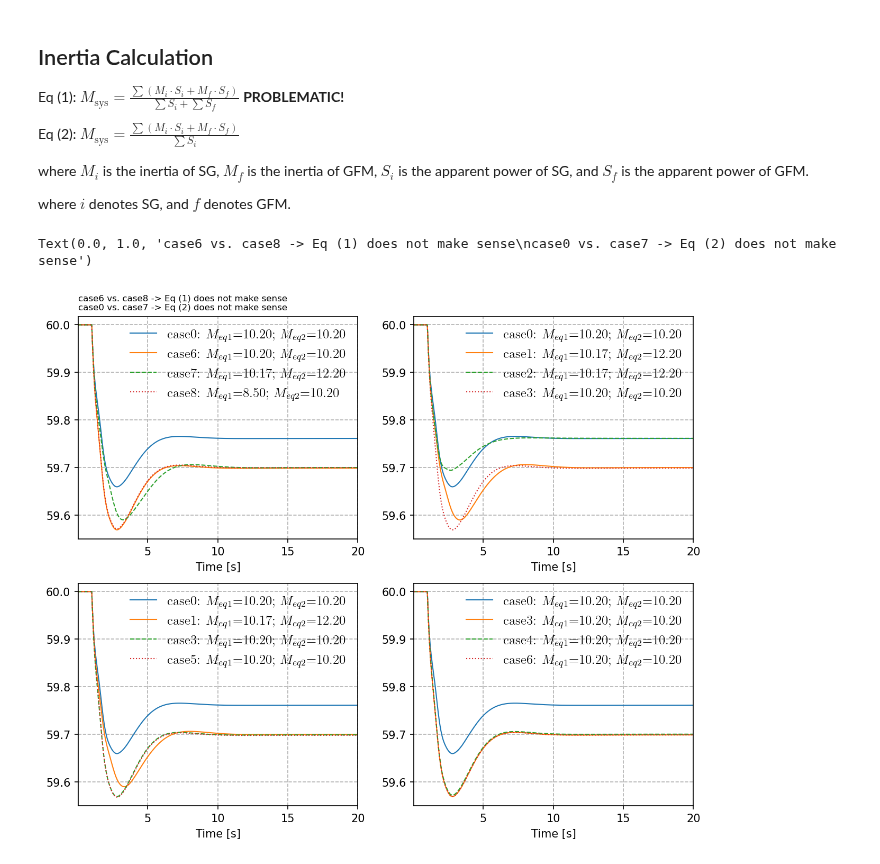
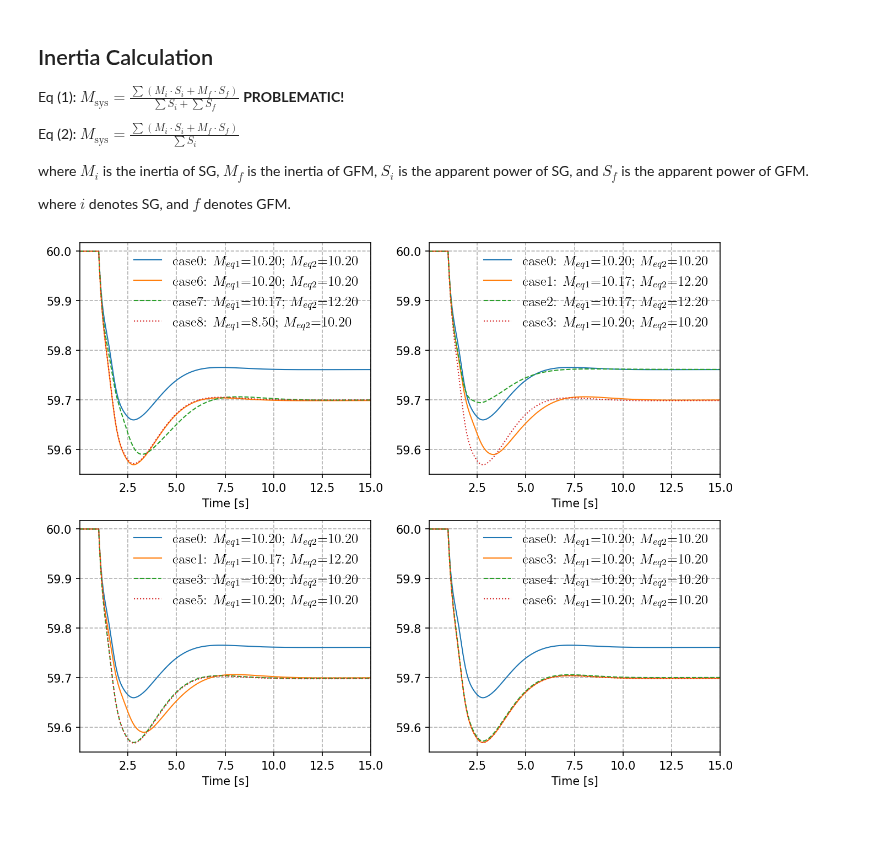
Before and after one commit to CURENT/demo, a Jupyter notebook: demo/equivalent_inertia/equivalent_inertia.ipynb, the cells around one changed output. Saved outputs shown, nothing was run; the diff lists cells and outputs as text; code cells hidden in the pictures; blank space fills up the shorter version.

Commit message:
Rerun equivalent inertia demo with revised config

```diff
--- a/demo/equivalent_inertia/equivalent_inertia.ipynb
+++ b/demo/equivalent_inertia/equivalent_inertia.ipynb
@@ -42,7 +43,7 @@ case_file = andes.get_case('ieee14/ieee14_full.xlsx')
 
 # case0: base case
 s0 = andes.load(case_file,
-                setup=False, no_output=True, default_config=True)
+                setup=False, no_output=True)
 
 syg5 = 'GENROU_5'
 stg5 = s0.GENROU.get(src='gen', attr='v', idx=syg5)
@@ -54,7 +55,7 @@ R5 = s0.TGOV1.get(src='R', attr='v', idx=tg5)
 
 # case1: note that `kw` is equivalent to `1/R`, and here we turn it off
 s1 = andes.load(case_file,
-                setup=False, no_output=True, default_config=True)
+                setup=False, no_output=True)
 s1.add(model='REGCV1',
        param_dict=dict(bus=bus5, gen=stg5, Sn=Sn5,
                        M=s1.GENROU.get(src='M', attr='v', idx=syg5),
@@ -64,7 +65,7 @@ s1.SynGen.alter(src='u', idx=syg5, value=0)
 
 # case2
 s2 = andes.load(case_file,
-                setup=False, no_output=True, default_config=True)
+                setup=False, no_output=True)
 s2.add(model='REGCV1',
        param_dict=dict(bus=bus5, gen=stg5, Sn=Sn5,
                        M=s2.GENROU.get(src='M', attr='v', idx=syg5),
@@ -74,21 +75,21 @@ s2.SynGen.alter(src='u', idx=syg5, value=0)
 
 # case3
 s3 = andes.load(case_file,
-                setup=False, no_output=True, default_config=True)
+                setup=False, no_output=True)
 s3.add(model='REGCP1',
        param_dict=dict(bus=bus5, gen=stg5, Sn=Sn5))
 s3.SynGen.alter(src='u', idx=syg5, value=0)
 
 # case4
 s4 = andes.load(case_file,
-                setup=False, no_output=True, default_config=True)
+                setup=False, no_output=True)
 s4.add(model='PQ',
        param_dict=dict(bus=bus5, p0=-p05, q0=0))
 s4.SynGen.alter(src='u', idx=syg5, value=0)
 
 # case5
 s5 = andes.load(case_file,
-                setup=False, no_output=True, default_config=True)
+                setup=False, no_output=True)
 s5.add(model='REGCP1',
        param_dict=dict(bus=bus5, gen=stg5, Sn=Sn5))
 s5.SynGen.alter(src='u', idx=syg5, value=0)
@@ -96,14 +97,14 @@ s5.StaticGen.set(src='p0', attr='v', idx=stg5, value=p05+0.5)
 
 # case6
 s6 = andes.load(case_file,
-                setup=False, no_output=True, default_config=True)
+                setup=False, no_output=True)
 s6.add(model='REGCP1',
        param_dict=dict(bus=bus5, gen=stg5, Sn=Sn5))
 s6.SynGen.alter(src='u', idx=syg5, value=0)
 
 # case7
 s7 = andes.load(case_file,
-                setup=False, no_output=True, default_config=True)
+                setup=False, no_output=True)
 s7.add(model='REGCV1',
        param_dict=dict(bus=bus5, gen=stg5, Sn=Sn5,
                        gammap=0.5, gammaq=0.5,
@@ -118,7 +119,7 @@ s7.SynGen.alter(src='u', idx=syg5, value=0)
 
 # case8
 s8 = andes.load(case_file,
-                setup=False, no_output=True, default_config=True)
+                setup=False, no_output=True)
 s8.add(model='REGCV1',
        param_dict=dict(bus=bus5, gen=stg5, Sn=Sn5,
                        gammap=0.5, gammaq=0.5,
@@ -143,7 +144,7 @@ True
 # %%
 for i, ss in enumerate([s0, s1, s2, s3, s4, s5, s6, s7, s8]):
     print(f"case{i}")
-    ss.add(model='BusROCOF', param_dict=dict(bus=1))
+    ss.add(model='BusROCOF', param_dict=dict(bus=1, Tr=0.5))
 
     ss.add(model='Alter', param_dict=dict(t=1, model='PQ', dev='PQ_1', src='Ppf',
                                           attr='v', method='+', amount=0.4))
@@ -163,7 +164,7 @@ for i, ss in enumerate([s0, s1, s2, s3, s4, s5, s6, s7, s8]):
     ss.TGOV1.alter(src='VMIN', idx=ss.TGOV1.idx.v, value=-10)
 
     ss.TDS.config.criteria = 0
-    ss.TDS.config.tf = 50
+    ss.TDS.config.tf = 15
     ss.TDS.config.no_tqdm = True
 
     _ = ss.TDS.init()
@@ -225,10 +226,9 @@ for i in range(9):
     globals()[f'M{i}_eq2'] = eq2(globals()[f's{i}'])
 # %%
 plt.style.use(['ieee', 'default'])
-fig, ax = plt.subplots(2, 2, figsize=(10, 8), dpi=150)
 
 a = (0,)
-right = 20
+right = 15
 ymin, ymax = 59.75, 60.02
 
 linestyles = ['-', '-', '--', ':']
@@ -237,6 +237,8 @@ loc_settings = [None, None, None, 'upper right']
 frameon_settings = [False, False, False, True]
 right_settings = [None, None, None, right]
 ymin_settings = [None, None, None, 59.55]
+
+fig, ax = plt.subplots(2, 2, figsize=(10, 8), dpi=150)
 
 cases = [0, 6, 7, 8]
 for i, case in enumerate(cases):
@@ -267,36 +269,31 @@ for i, case in enumerate(cases):
                    ymin=ymin_settings[i], show=False)
 
 cases = [0, 1, 3, 5]
 for i, case in enumerate(cases):
     s = globals()[f's{case}']
     yheader = [f'case{case}: $M_{{eq1}}$={globals()[f"M{case}_eq1"]:.2f}; $M_{{eq2}}$={
         globals()[f"M{case}_eq2"]:.2f}']
     s.TDS.plt.plot(s.GENROU.omega, a=a,
                    ytimes=s.config.freq,
                    yheader=yheader,
                    linestyles=[linestyles[i]],
                    ax=ax[1, 0], fig=fig,
                    grid=grid_settings[i], loc=loc_settings[i],
                    frameon=frameon_settings[i], right=right_settings[i],
                    ymin=ymin_settings[i], show=False)
 
 cases = [0, 3, 4, 6]
 for i, case in enumerate(cases):
     s = globals()[f's{case}']
     yheader = [f'case{case}: $M_{{eq1}}$={globals()[f"M{case}_eq1"]:.2f}; $M_{{eq2}}$={
         globals()[f"M{case}_eq2"]:.2f}']
     s.TDS.plt.plot(s.GENROU.omega, a=a,
                    ytimes=s.config.freq,
                    yheader=yheader,
                    linestyles=[linestyles[i]],
                    ax=ax[1, 1], fig=fig,
                    grid=grid_settings[i], loc=loc_settings[i],
                    frameon=frameon_settings[i], right=right_settings[i],
                    ymin=ymin_settings[i], show=False)
-
-ax[0, 0].set_title(loc='left', fontdict={'fontsize': 8},
-                   label='case6 vs. case8 -> Eq (1) does not make sense' +
-                   '\ncase0 vs. case7 -> Eq (2) does not make sense')
 # %% [output]
-Text(0.0, 1.0, 'case6 vs. case8 -> Eq (1) does not make sense\ncase0 vs. case7 -> Eq (2) does not make sense')
-[figure, old version]
+[figure, new version]
```
Also changed, not shown: parts of 5 cells of this notebook, 1 other file.
